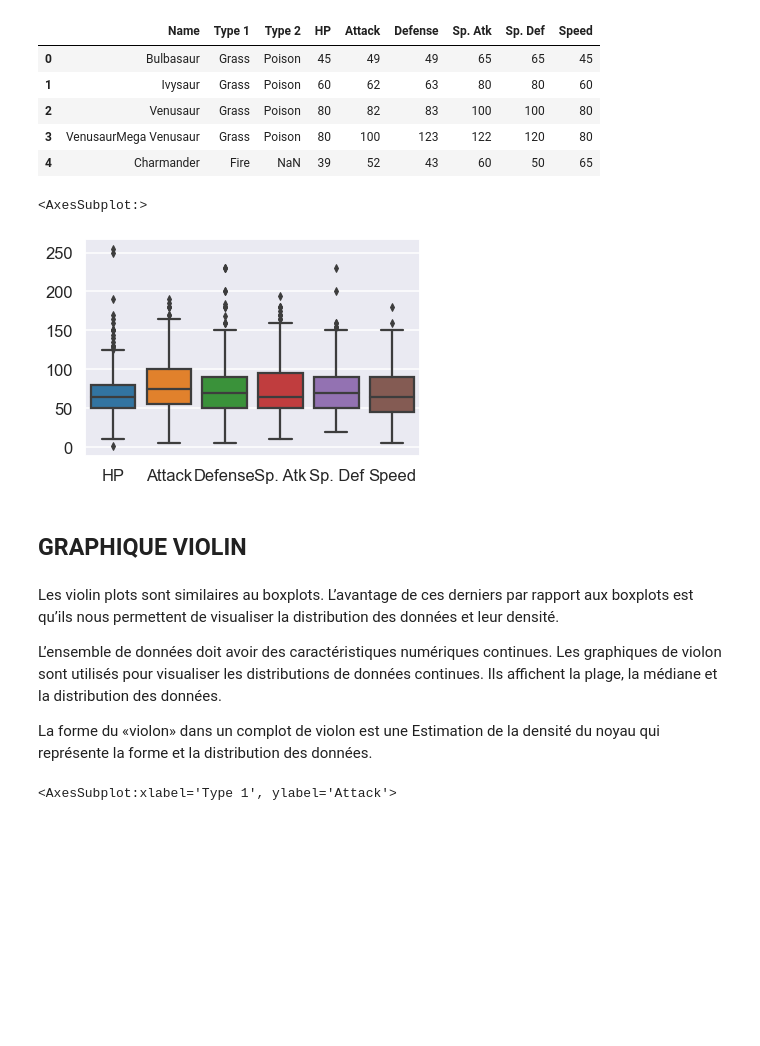
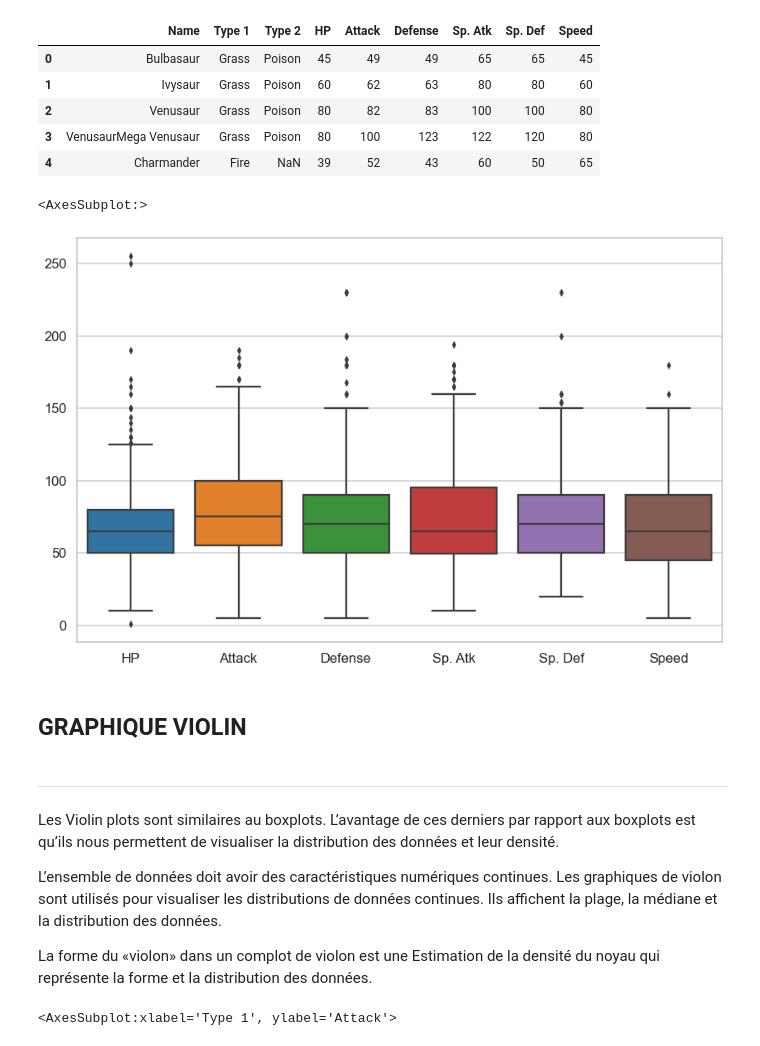
Before and after one commit to Nanogath/DemoSeaborn, a Jupyter notebook: Demo_Seaborn_Pokemon.ipynb, the cells around one changed output. Saved outputs shown, nothing was run; the diff lists cells and outputs as text; code cells hidden in the pictures; blank space fills up the shorter version.

```diff
--- a/Demo_Seaborn_Pokemon.ipynb
+++ b/Demo_Seaborn_Pokemon.ipynb
@@ -114,17 +119,22 @@ stats_df.head()
 | 3 | VenusaurMega Venusaur | Grass | Poison | 80 | 100 | 123 | 122 | 120 | 80 |
 | 4 | Charmander | Fire | NaN | 39 | 52 | 43 | 60 | 50 | 65 |
 # %%
+plt.figure(figsize = [14,9])
+
 # Setting styles (paper, talk, poster)
 sns.set_context('talk')
+
 # New boxplot using stats_df
 sns.boxplot(data = stats_df)
 # %% [output]
 <AxesSubplot:>
-[figure, old version]
+[figure, new version]
 # %% [markdown]
 ## GRAPHIQUE VIOLIN
+# %% [markdown]
+---
 # %% [markdown]
-Les violin plots sont similaires au boxplots. L’avantage de ces derniers par rapport aux boxplots est qu’ils nous permettent de visualiser la distribution des données et leur densité.
+Les Violin plots sont similaires au boxplots. L’avantage de ces derniers par rapport aux boxplots est qu’ils nous permettent de visualiser la distribution des données et leur densité.
 
 L’ensemble de données doit avoir des caractéristiques numériques continues. Les graphiques de violon sont utilisés pour visualiser les distributions de données continues. Ils affichent la plage, la médiane et la distribution des données.
 
```
Also changed, not shown: parts of 19 cells of this notebook.
